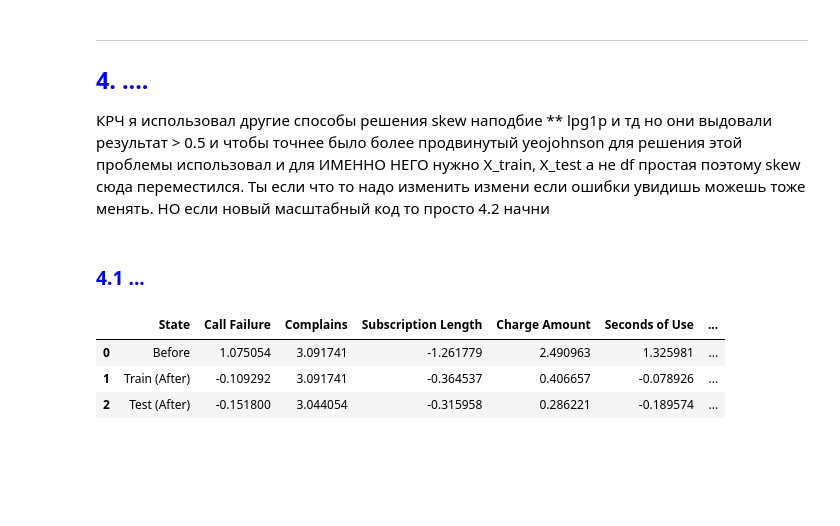
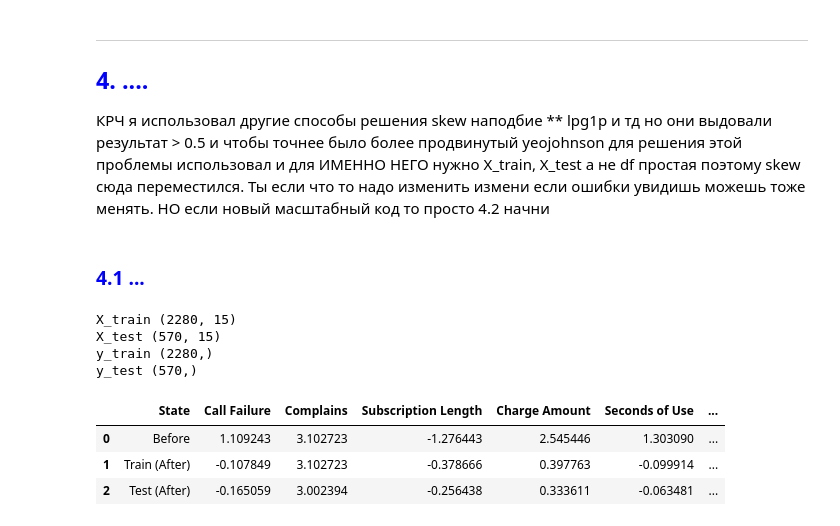
Before and after one commit to ntairuly/FinalProject_by_59ChurnGuard, a Jupyter notebook: Main.ipynb, the cells around one changed output. Drawn from its saved outputs; the diff is of its cells as text; code cells hidden in the pictures; blank space fills up the shorter version.

```diff
--- a/Main.ipynb
+++ b/Main.ipynb
@@ -768,25 +756,37 @@ In cases where `no calls` have been recorded for the customer, we treat this rat
 # %% [markdown]
 <h3 style="color:blue">4.1 ...</h3>
 # %%
-X = df_model[["Call Failure",	"Complains", "Subscription Length",	"Charge Amount", "Seconds of Use", "Frequency of use", "Frequency of SMS", "Distinct Called Numbers", "Age Group", "Tariff Plan", "Status", "Age", "Customer Value", "High Failure", "Failure Rate"]]
+X = df_model[["Call Failure","Complains","Subscription Length","Charge Amount","Seconds of Use", "Frequency of use", "Frequency of SMS", "Distinct Called Numbers","Age Group", "Tariff Plan", "Status","Age", "Customer Value", "High Failure","Failure Rate"]]
 y = df_model["Churn"]
-model = LinearRegression()
 
-X_train, X_test, y_train, y_test = train_test_split(X, y, test_size=0.2, random_state=42)
+X_train, X_test, y_train, y_test = train_test_split(X, y, test_size=0.2, random_state=42, stratify=y)
+print("X_train", X_train.shape)
+print("X_test", X_test.shape)
+print("y_train", y_train.shape)
+print("y_test", y_test.shape)
+
+threshold = X_train["Call Failure"].median()
+X_train["High Failure"] = (X_train["Call Failure"] > threshold).astype(int)
+X_test["High Failure"] = (X_test["Call Failure"] > threshold).astype(int)
+
 X_train_raw = X_train.copy()
-high_skew = ["Subscription Length", "Charge Amount", "Seconds of Use", "Frequency of use", "Distinct Called Numbers", "Age", "Customer Value", "Call Failure", "Frequency of SMS"]
+high_skew = ["Subscription Length","Charge Amount","Seconds of Use","Frequency of use", "Distinct Called Numbers", "Age", "Customer Value", "Call Failure","Frequency of SMS"]
 
 
 for col in high_skew:
     X_train[col], lam = stats.yeojohnson(X_train[col])
     X_test[col] = stats.yeojohnson(X_test[col], lmbda=lam)
 
 df_skew = pd.DataFrame([X_train_raw.skew(), X_train.skew(), X_test.skew()])
 df_skew.insert(0, "State", ["Before", "Train (After)", "Test (After)"])
 display(df_skew.head())
 # %% [output]
+X_train (2280, 15)
+X_test (570, 15)
+y_train (2280,)
+y_test (570,)
 |  | State | Call Failure | Complains | Subscription Length | Charge Amount | Seconds of Use | ... |
-| 0 | Before | 1.075054 | 3.091741 | -1.261779 | 2.490963 | 1.325981 | ... |
-| 1 | Train (After) | -0.109292 | 3.091741 | -0.364537 | 0.406657 | -0.078926 | ... |
-| 2 | Test (After) | -0.151800 | 3.044054 | -0.315958 | 0.286221 | -0.189574 | ... |
+| 0 | Before | 1.109243 | 3.102723 | -1.276443 | 2.545446 | 1.303090 | ... |
+| 1 | Train (After) | -0.107849 | 3.102723 | -0.378666 | 0.397763 | -0.099914 | ... |
+| 2 | Test (After) | -0.165059 | 3.002394 | -0.256438 | 0.333611 | -0.063481 | ... |
 # %% [markdown]
```
Also changed, not shown: parts of 9 cells of this notebook.
